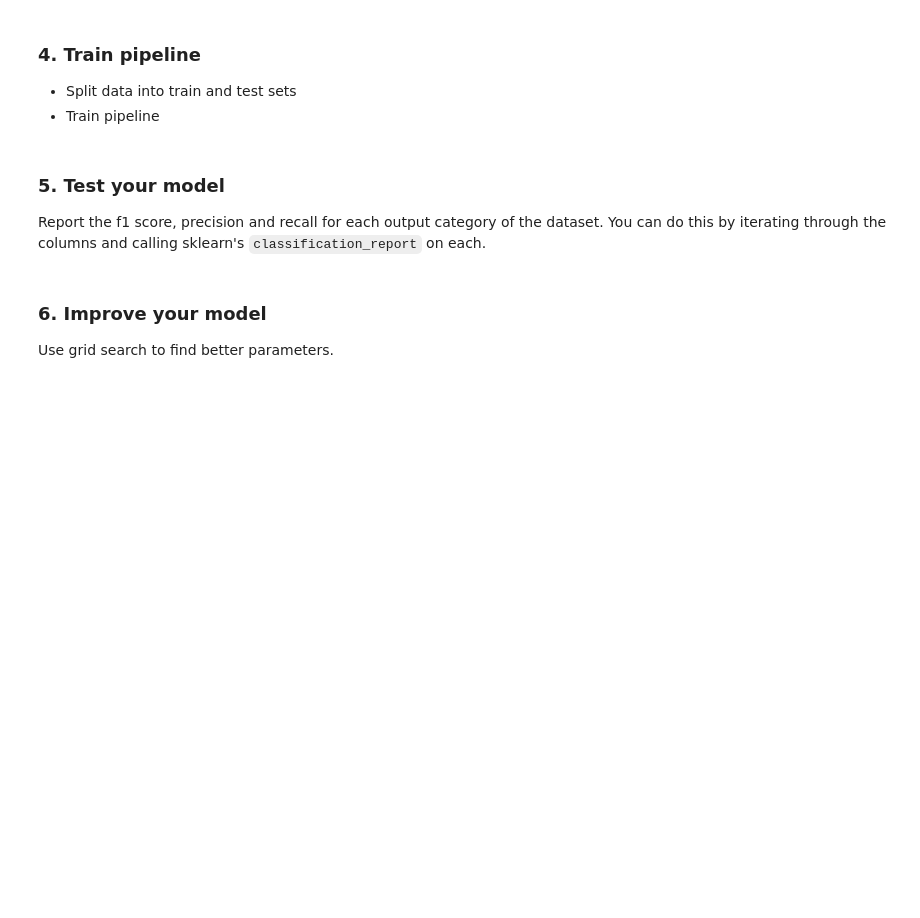
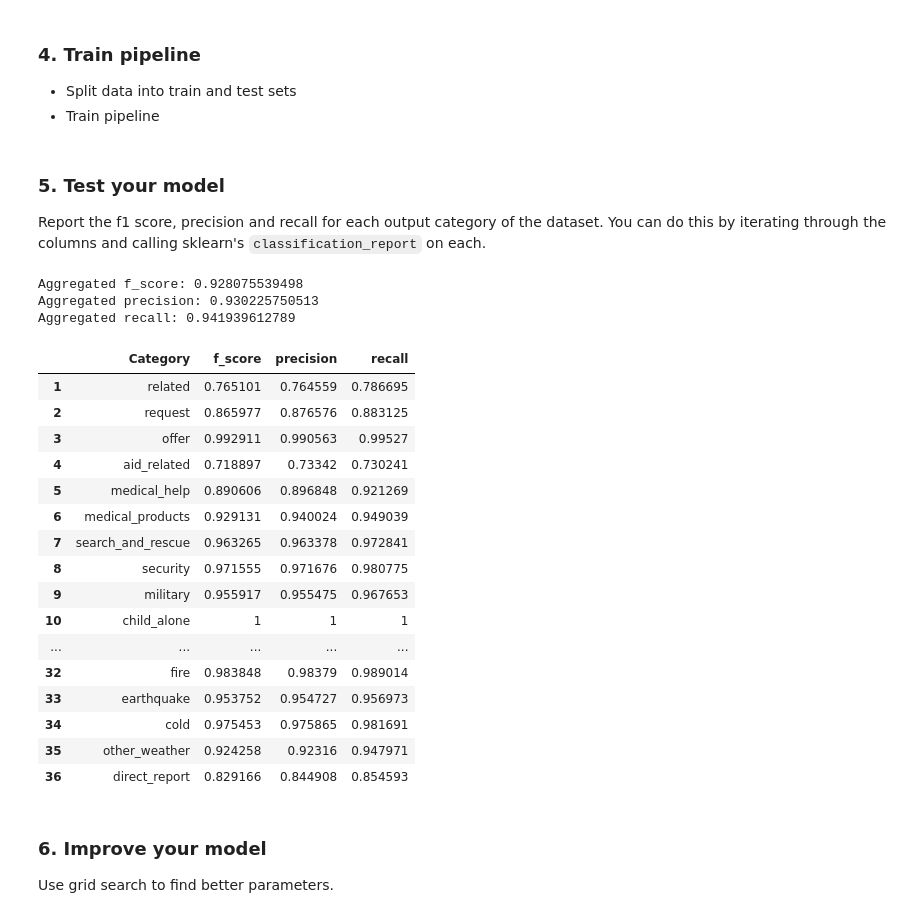
Before and after one commit to Narendra-Nks/Disaster_Response_Pipeline, a Jupyter notebook: ML_Pipeline_Preparation.ipynb, the cells around one changed output. Drawn from its saved outputs; the diff is of its cells as text; code cells hidden in the pictures; blank space fills up the shorter version.

Commit message:
modify ML_Pipeline_Preparation

```diff
--- a/ML_Pipeline_Preparation.ipynb
+++ b/ML_Pipeline_Preparation.ipynb
@@ -21,7 +44,7 @@ engine.table_names()
 # %%
 df = pd.read_sql_table('Message', engine)
 X = df['message']
-Y = df.loc[:, 'related':'direct_report']
+y = df.loc[:, 'related':'direct_report']
 # %% [markdown]
 ### 2. Write a tokenization function to process your text data
 # %%
@@ -57,9 +77,53 @@ NameError: name 'RandomForestClassifier' is not defined
 ### 4. Train pipeline
 - Split data into train and test sets
 - Train pipeline
+# %%
+X_train, X_test, y_train, y_test = train_test_split(X, y)
+pipeline.fit(X_train.as_matrix(), y_train.as_matrix())
+y_pred = pipeline.predict(X_test)
 # %% [markdown]
 ### 5. Test your model
 Report the f1 score, precision and recall for each output category of the dataset. You can do this by iterating through the columns and calling sklearn's `classification_report` on each.
+# %%
+# Get results and add them to a dataframe.
+def get_results(y_test, y_pred):
+    results = pd.DataFrame(columns=['Category', 'f_score', 'precision', 'recall'])
+    num = 0
+    for cat in y_test.columns:
+        precision, recall, f_score, support = precision_recall_fscore_support(y_test[cat], y_pred[:,num], average='weighted')
+        results.set_value(num+1, 'Category', cat)
+        results.set_value(num+1, 'f_score', f_score)
+        results.set_value(num+1, 'precision', precision)
+        results.set_value(num+1, 'recall', recall)
+        num += 1
+    print('Aggregated f_score:', results['f_score'].mean())
+    print('Aggregated precision:', results['precision'].mean())
+    print('Aggregated recall:', results['recall'].mean())
+    return results
+# %%
+results = get_results(y_test, y_pred)
+results
+# %% [output]
+Aggregated f_score: 0.928075539498
+Aggregated precision: 0.930225750513
+Aggregated recall: 0.941939612789
+|  | Category | f_score | precision | recall |
+| 1 | related | 0.765101 | 0.764559 | 0.786695 |
+| 2 | request | 0.865977 | 0.876576 | 0.883125 |
+| 3 | offer | 0.992911 | 0.990563 | 0.99527 |
+| 4 | aid_related | 0.718897 | 0.73342 | 0.730241 |
+| 5 | medical_help | 0.890606 | 0.896848 | 0.921269 |
+| 6 | medical_products | 0.929131 | 0.940024 | 0.949039 |
+| 7 | search_and_rescue | 0.963265 | 0.963378 | 0.972841 |
+| 8 | security | 0.971555 | 0.971676 | 0.980775 |
+| 9 | military | 0.955917 | 0.955475 | 0.967653 |
+| 10 | child_alone | 1 | 1 | 1 |
+| ... | ... | ... | ... | ... |
+| 32 | fire | 0.983848 | 0.98379 | 0.989014 |
+| 33 | earthquake | 0.953752 | 0.954727 | 0.956973 |
+| 34 | cold | 0.975453 | 0.975865 | 0.981691 |
+| 35 | other_weather | 0.924258 | 0.92316 | 0.947971 |
+| 36 | direct_report | 0.829166 | 0.844908 | 0.854593 |
 # %% [markdown]
 ### 6. Improve your model
 Use grid search to find better parameters.
```
Also changed, not shown: parts of 9 cells of this notebook.
